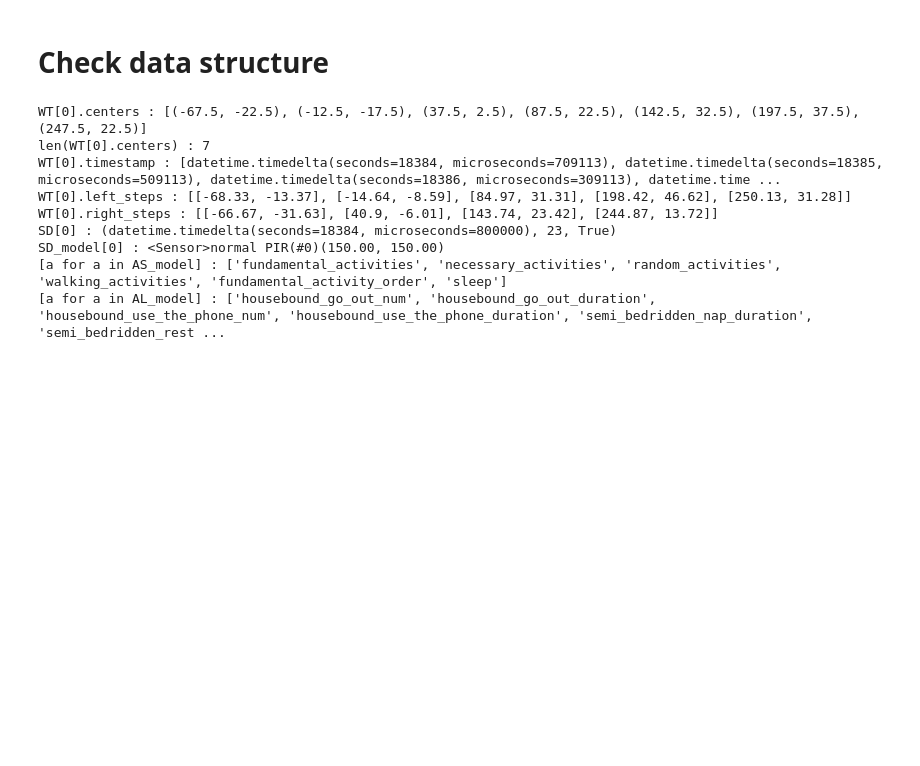
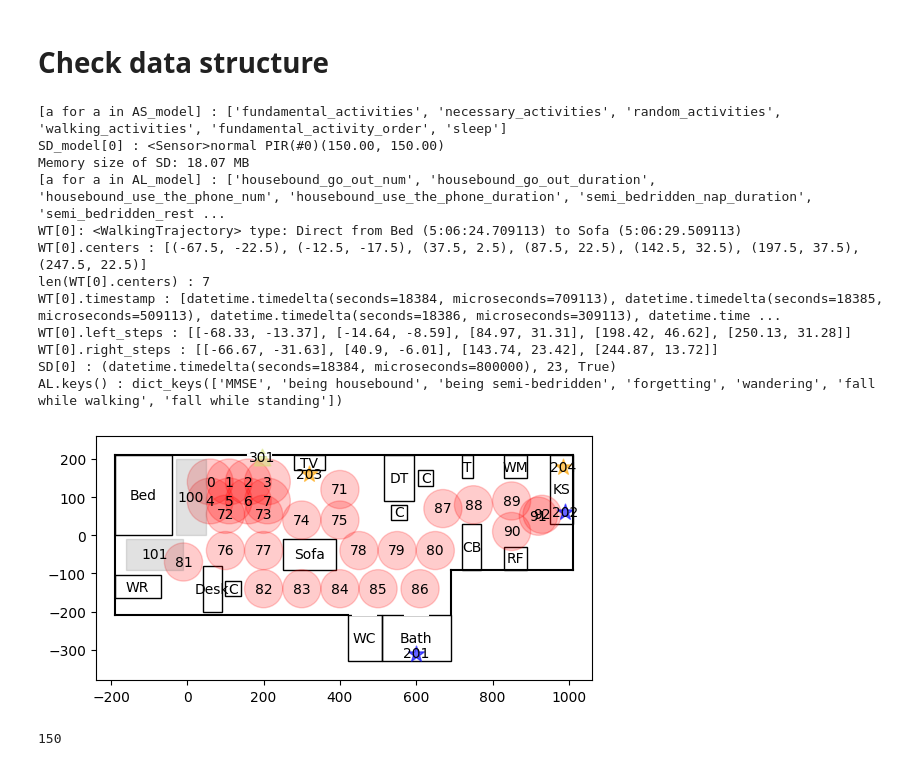
Before and after one commit to tanakai0/SensorDataSimulator, a Jupyter notebook: check_data_structure.ipynb, the cells around one changed output. Drawn from its saved outputs; the diff is of its cells as text; code cells hidden in the pictures; blank space fills up the shorter version.

```diff
--- a/check_data_structure.ipynb
+++ b/check_data_structure.ipynb
@@ -4,36 +4,90 @@
 from pathlib import Path
 import src.floor_plan as floor_plan
 import src.utils as utils
+import src.analysis as analysis
 
 layout_path = Path("./layout_data/test_layout")
 data_path = layout_path / Path("test_data_3")
 
+# Load data
+# FP: Floor plan
+# AS_model: Activity sequence model
+# WT_model: Walking trajectory model
+# SD_model: Sensor data model
+# AL_model: Anomaly label model
+# AS: Activity sequence
+# WT: Walking trajectories
+# SD: Sensor data
+# AL: Anomaly labels
 FP = floor_plan.FloorPlan()
 FP.load_layout(layout_path)
+AS_model = utils.pickle_load(data_path, "AS_model")
+WT_model = utils.pickle_load(data_path, "WT_model")
+SD_model = utils.pickle_load(data_path, "SD_model")
+AL_model = utils.pickle_load(data_path, "AL_model")
 AS = utils.pickle_load(data_path, "AS")
 WT = utils.pickle_load(data_path, "WT")
 SD = utils.pickle_load(data_path, "SD")
-AS_model = utils.pickle_load(data_path, "AS_model")
-AL_model = utils.pickle_load(data_path, "AL_model")
-WT_model = utils.pickle_load(data_path, "WT_model")
-SD_model = utils.pickle_load(data_path, "SD_model")
+AL = utils.pickle_load(data_path, "AL")
 
+# check each data
+
+# FP: Floor plan
+
+# AS_model: Activity sequence model
+print(f"[a for a in AS_model] : {[a for a in AS_model]}")
+
+# WT_model: Walking trajectory model
+
+# SD_model: Sensor data model
+print(f"SD_model[0] : {SD_model[0]}")
+print(f"Memory size of SD: {analysis.memory_size(SD)}")
+
+# AL_model: Anomaly label model
+print(f"[a for a in AL_model] : {[a for a in AL_model]}")
+
+# AS: Activity sequence
+
+# WT: Walking trajectories
+print(f"WT[0]: {WT[0]}")
 print(f"WT[0].centers : {WT[0].centers}")
 print(f"len(WT[0].centers) : {len(WT[0].centers)}")
 print(f"WT[0].timestamp : {WT[0].timestamp}")
 print(f"WT[0].left_steps : {WT[0].left_steps}")
 print(f"WT[0].right_steps : {WT[0].right_steps}")
+
+# SD: Sensor data
 print(f"SD[0] : {SD[0]}")
-print(f"SD_model[0] : {SD_model[0]}")
-print(f"[a for a in AS_model] : {[a for a in AS_model]}")
-print(f"[a for a in AL_model] : {[a for a in AL_model]}")
+
+# AL: Anomaly lables
+print(f"AL.keys() : {AL.keys()}")
+AL_periods = analysis.make_AL_periods(data_path) # extract periods of anomalies
+print(f"AL_periods: {AL_periods}")
 # %% [output]
+[a for a in AS_model] : ['fundamental_activities', 'necessary_activities', 'random_activities', 'walking_activities', 'fundamental_activity_order', 'sleep']
+SD_model[0] : <Sensor>normal PIR(#0)(150.00, 150.00)
+Memory size of SD: 18.07 MB
+[a for a in AL_model] : ['housebound_go_out_num', 'housebound_go_out_duration', 'housebound_use_the_phone_num', 'housebound_use_the_phone_duration', 'semi_bedridden_nap_duration', 'semi_bedridden_rest ...
+WT[0]: <WalkingTrajectory> type: Direct from Bed (5:06:24.709113) to Sofa (5:06:29.509113)
 WT[0].centers : [(-67.5, -22.5), (-12.5, -17.5), (37.5, 2.5), (87.5, 22.5), (142.5, 32.5), (197.5, 37.5), (247.5, 22.5)]
 len(WT[0].centers) : 7
 WT[0].timestamp : [datetime.timedelta(seconds=18384, microseconds=709113), datetime.timedelta(seconds=18385, microseconds=509113), datetime.timedelta(seconds=18386, microseconds=309113), datetime.time ...
 WT[0].left_steps : [[-68.33, -13.37], [-14.64, -8.59], [84.97, 31.31], [198.42, 46.62], [250.13, 31.28]]
 WT[0].right_steps : [[-66.67, -31.63], [40.9, -6.01], [143.74, 23.42], [244.87, 13.72]]
 SD[0] : (datetime.timedelta(seconds=18384, microseconds=800000), 23, True)
-SD_model[0] : <Sensor>normal PIR(#0)(150.00, 150.00)
-[a for a in AS_model] : ['fundamental_activities', 'necessary_activities', 'random_activities', 'walking_activities', 'fundamental_activity_order', 'sleep']
-[a for a in AL_model] : ['housebound_go_out_num', 'housebound_go_out_duration', 'housebound_use_the_phone_num', 'housebound_use_the_phone_duration', 'semi_bedridden_nap_duration', 'semi_bedridden_rest ...
+AL.keys() : dict_keys(['MMSE', 'being housebound', 'being semi-bedridden', 'forgetting', 'wandering', 'fall while walking', 'fall while standing'])
+# %%
+from pathlib import Path
+import src.utils as utils
+import src.sensor_model as sensor_model
+
+layout_path = Path("./layout_data/test_layout")
+sensors = sensor_model.test_sensors2
+utils.save_layout(layout_path, layout_path, sensors=sensors,WT=[],
+    show=True, color_map_name="Blues", filename="test_sensor_arangement",dpi=400,mark_point=[])
+# %% [output]
+[figure, added]
+# %%
+sensors[0].x
+# %% [output]
+150
```
Also changed, not shown: 3 other files.
